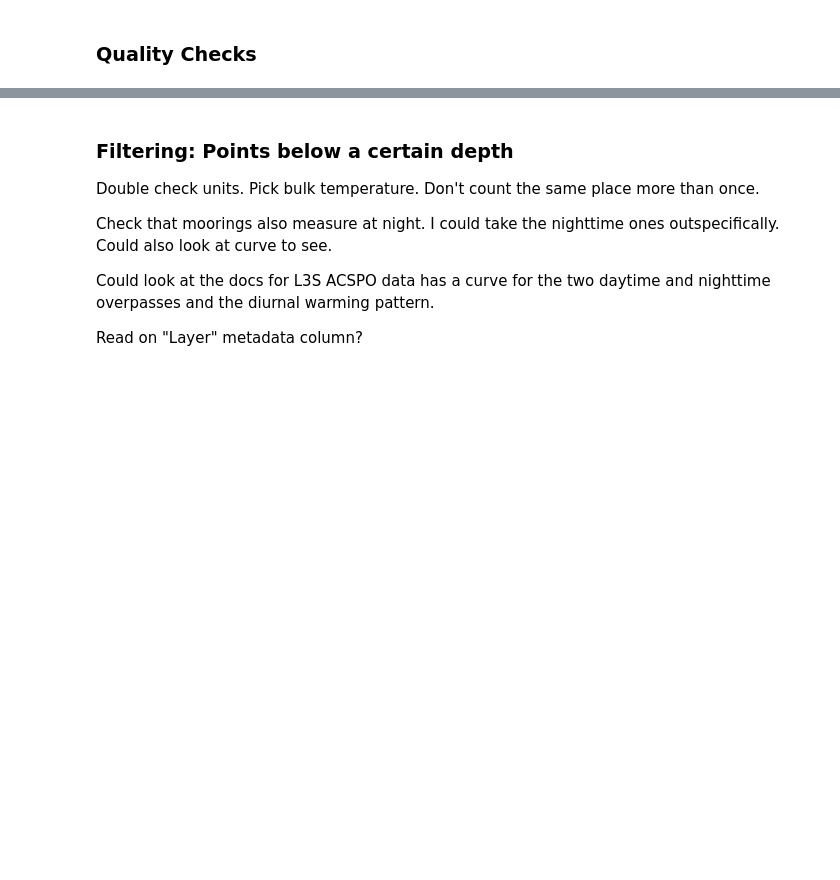
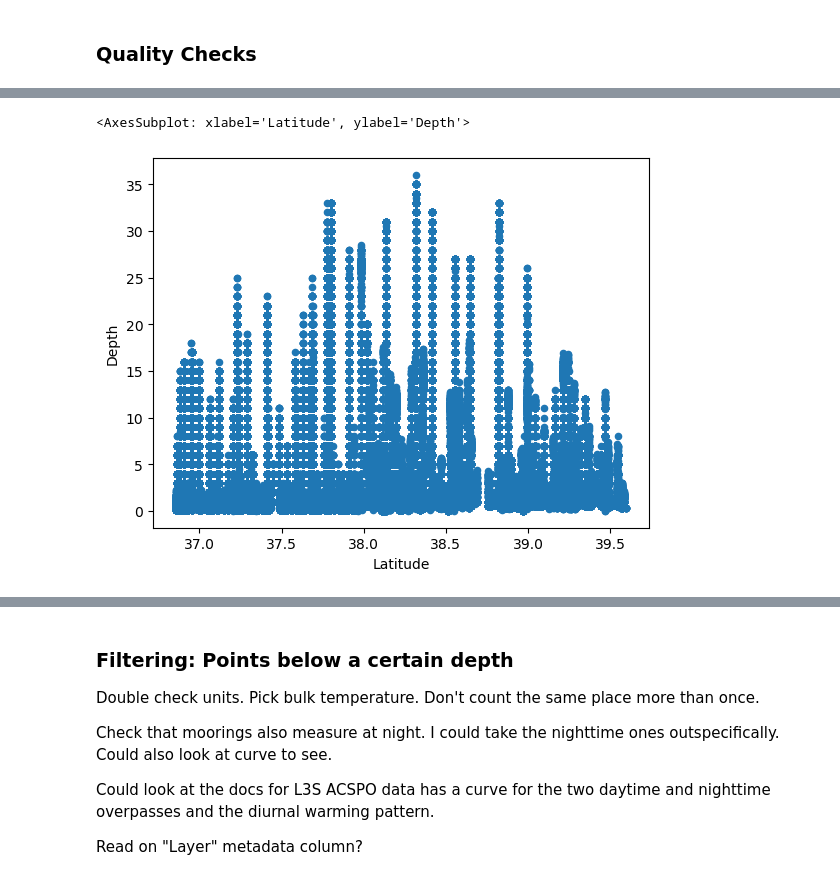
Before and after one commit to rwegener2/chesapeake_mhw, a Jupyter notebook: 02_CBP_Validation_Intersect.ipynb, the cells around one changed output, grey strips where cells are left out. Cells and saved outputs as stored; diff of their text form; code cells hidden in the pictures; blank space fills up the shorter version.

```diff
--- a/02_CBP_Validation_Intersect.ipynb
+++ b/02_CBP_Validation_Intersect.ipynb
@@ -59,0 +91,2 @@ wq = wq[wq.MeasureValue < 100]
+# %%
+cbay_shape = cbay_shape[cbay_shape.DN == 0].iloc[1]
@@ -59,0 +97,4 @@ wq = wq[wq.MeasureValue < 100]
+# %%
+wq_gpd = gpd.GeoDataFrame(
+    wq, geometry=gpd.points_from_xy(wq['Longitude'], wq['Latitude']),
+    crs='epsg:4326')
@@ -59,0 +105,4 @@ wq = wq[wq.MeasureValue < 100]
+# %%
+%%time
+
+wq_filtered = wq_gpd[wq_gpd['geometry'].intersects(cbay_shape.geometry)]
@@ -59,0 +114,5 @@ wq = wq[wq.MeasureValue < 100]
+# %%
+wq.plot.scatter('Latitude', 'Depth')
+# %% [output]
+<AxesSubplot: xlabel='Latitude', ylabel='Depth'>
+[figure, added]
```
Also changed, not shown: parts of 62 cells of this notebook, 15 other files.
